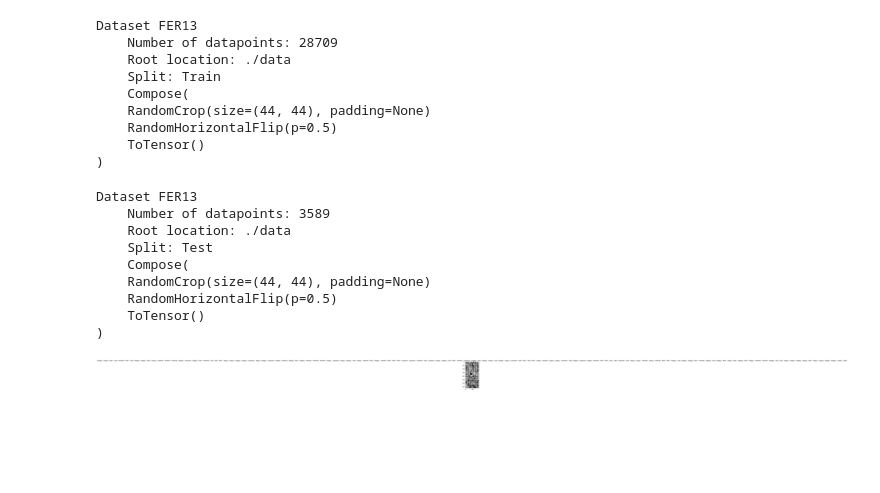
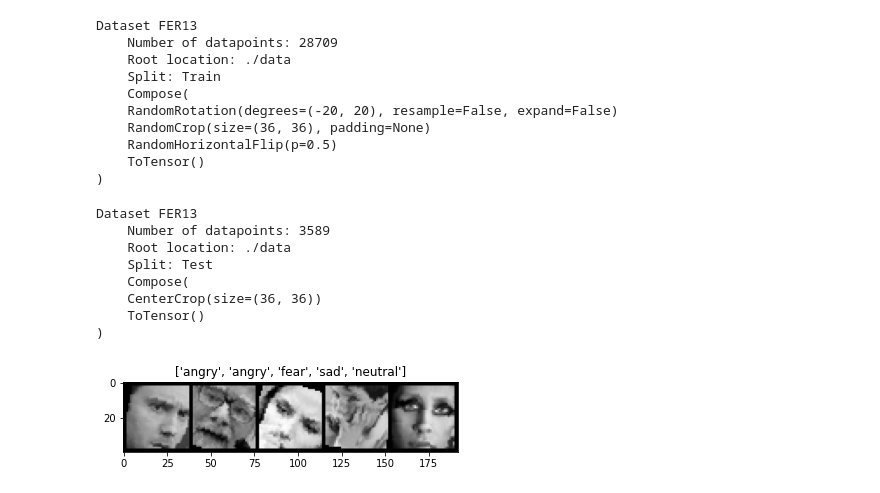
Before and after one commit to Aydens01/emotion-detection, a Jupyter notebook: fer13.ipynb, the cells around one changed output. Drawn from its saved outputs; the diff is of its cells as text; code cells hidden in the pictures; blank space fills up the shorter version.

```diff
--- a/fer13.ipynb
+++ b/fer13.ipynb
@@ -15,15 +20,23 @@ from torchvision import transforms, models
 # %%
-preprocess = transforms.Compose([
-    transforms.RandomCrop(44),
-    transforms.RandomHorizontalFlip(),
-    transforms.ToTensor(),
-])
+preprocess = {
+    'train': transforms.Compose([
+        transforms.RandomRotation(20),
+        transforms.RandomCrop(36),
+        transforms.RandomHorizontalFlip(),
+        transforms.ToTensor(),
+    ]),
+    'val': transforms.Compose([
+        transforms.CenterCrop(36),
+        transforms.ToTensor(),
+    ])
+}
 # %%
 datasets = {
     x: FER13(
         root = "./data",
         train = True if x == "train" else False,
-        transform = preprocess,
+        transform = preprocess[x],
+        color_mode = True
     )
     for x in ["train", "val"]
 }
@@ -35,7 +48,8 @@ Dataset FER13
     Root location: ./data
     Split: Train
     Compose(
-    RandomCrop(size=(44, 44), padding=None)
+    RandomRotation(degrees=(-20, 20), resample=False, expand=False)
+    RandomCrop(size=(36, 36), padding=None)
     RandomHorizontalFlip(p=0.5)
     ToTensor()
 )
@@ -47,15 +61,14 @@ Dataset FER13
     Root location: ./data
     Split: Test
     Compose(
-    RandomCrop(size=(44, 44), padding=None)
-    RandomHorizontalFlip(p=0.5)
+    CenterCrop(size=(36, 36))
     ToTensor()
 )
 # %%
 dataloaders = {
     x: DataLoader(
         datasets[x],
-        batch_size=128,
+        batch_size=1024,
         shuffle=False,
         num_workers=4
     )
@@ -78,10 +91,10 @@ def imshow(inp, title=None):
     plt.pause(0.001)
 # %%
 inputs, classes = next(iter(dataloaders["train"]))
-out = torchvision.utils.make_grid(inputs)
-imshow(out, title=[class_names[x] for x in classes])
+out = torchvision.utils.make_grid(inputs[:5])
+imshow(out, title=[class_names[x] for x in classes[:5]])
 # %% [output]
-[figure, old version]
+[figure, new version]
 # %%
 def train_model(model, criterion, optimizer, scheduler, num_epochs=25):
     since = time.time()
```
Also changed, not shown: parts of 11 cells of this notebook, 13 other files.
